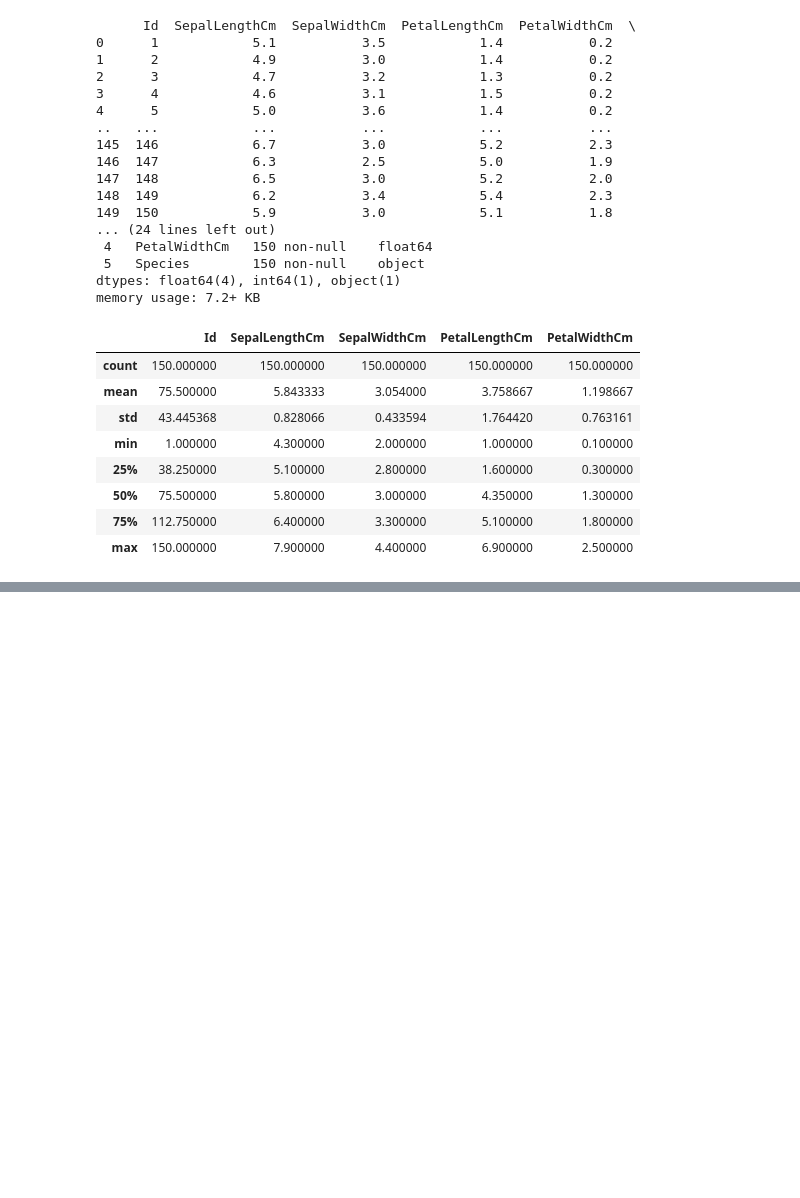
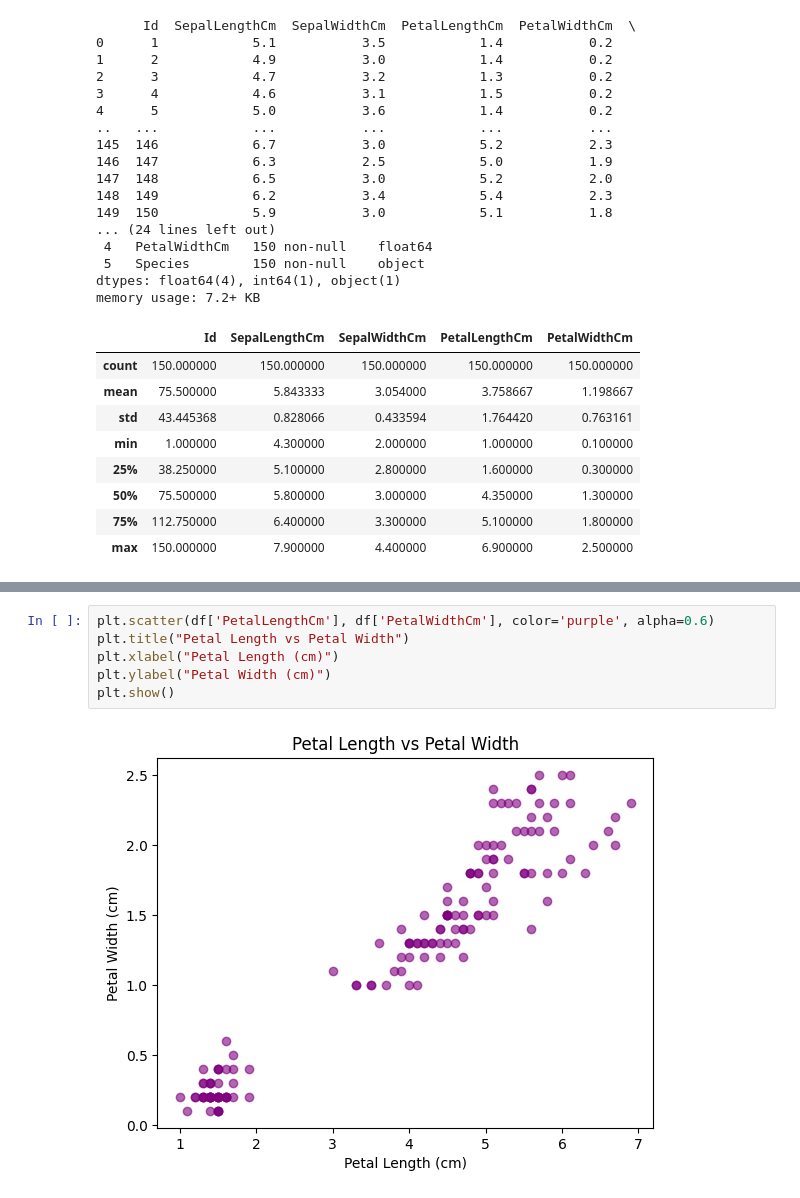
Before and after one commit to prateek14062005/Jack, a Jupyter notebook: AI_prateek_.ipynb, the cells around one changed output, grey strips where cells are left out. Saved outputs shown, nothing was run; the diff lists cells and outputs as text; blank space fills up the shorter version.

```diff
--- a/AI_prateek_.ipynb
+++ b/AI_prateek_.ipynb
@@ -1078,0 +1109,8 @@ memory usage: 7.2+ KB
+# %%
+plt.scatter(df['PetalLengthCm'], df['PetalWidthCm'], color='purple', alpha=0.6)
+plt.title("Petal Length vs Petal Width")
+plt.xlabel("Petal Length (cm)")
+plt.ylabel("Petal Width (cm)")
+plt.show()
+# %% [output]
+[figure, added]
```
Also changed, not shown: parts of 20 cells of this notebook.
